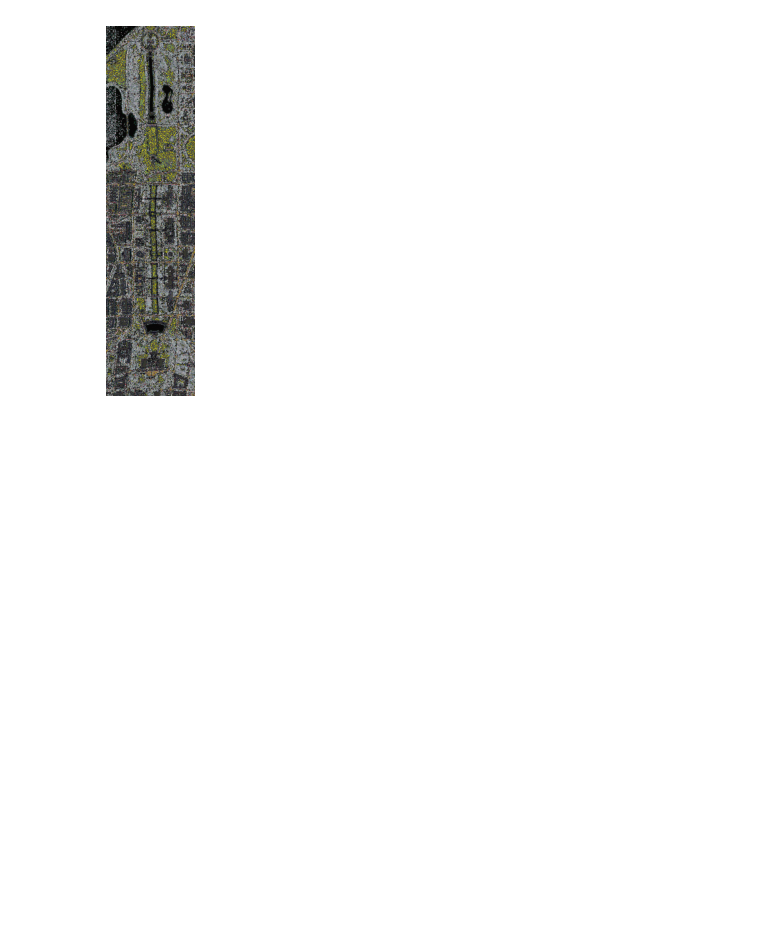
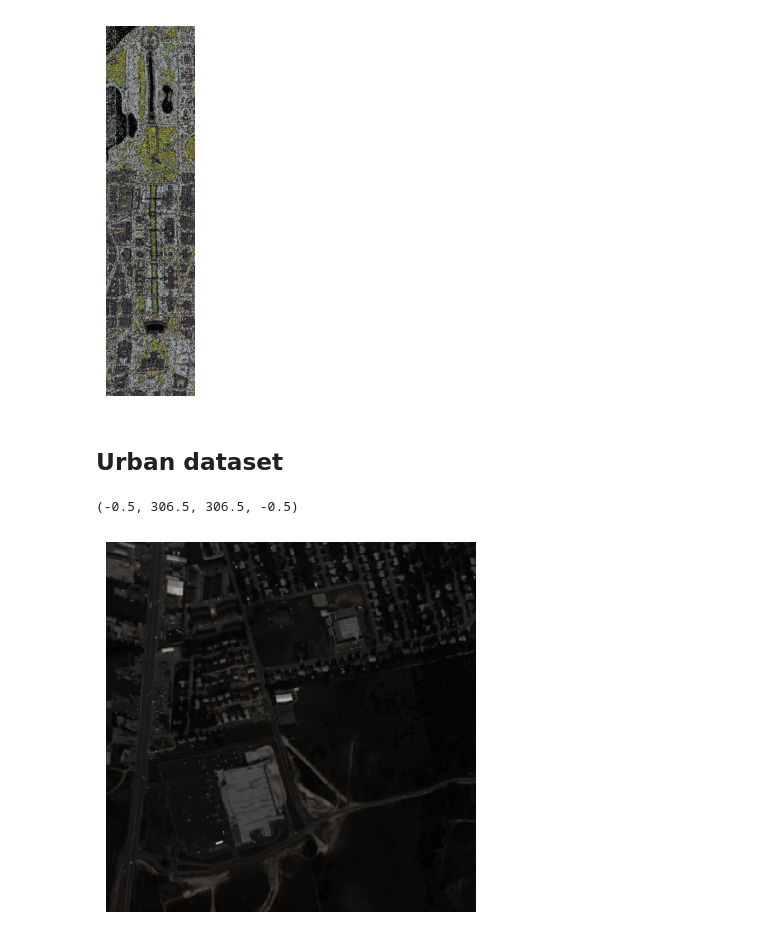
Before and after one commit to CVC-Lab/HSI-MSI-Image-Fusion, a Jupyter notebook: notebooks/viz_dataset.ipynb, the cells around one changed output. Saved outputs shown, nothing was run; the diff lists cells and outputs as text; code cells hidden in the pictures; blank space fills up the shorter version.

```diff
--- a/notebooks/viz_dataset.ipynb
+++ b/notebooks/viz_dataset.ipynb
@@ -51,3 +51,17 @@ plt.axis('off')
 # %% [output]
 (-0.5, 306.5, 1279.5, -0.5)
 [figure]
+# %% [markdown]
+## Urban dataset
+# %%
+import sys
+sys.path.append('../')
+from datasets import dataset_factory
+
+data_dir = "/mnt/data/shubham/hsi_msi/urban"
+ds = dataset_factory['urban'](data_dir=data_dir,
+                              rgb_height=64, rgb_width=64,
+                              hsi_height=32, hsi_width=32)
+# %%
+import numpy as np
+img = (ds.img_rgb*255).astype(np.uint8)
@@ -53,0 +70,6 @@ plt.axis('off')
+# %%
+plt.imshow(img)
+plt.axis('off')
+# %% [output]
+(-0.5, 306.5, 306.5, -0.5)
+[figure, added]
```
Also changed, not shown: parts of 1 cell of this notebook, 4 other files.
